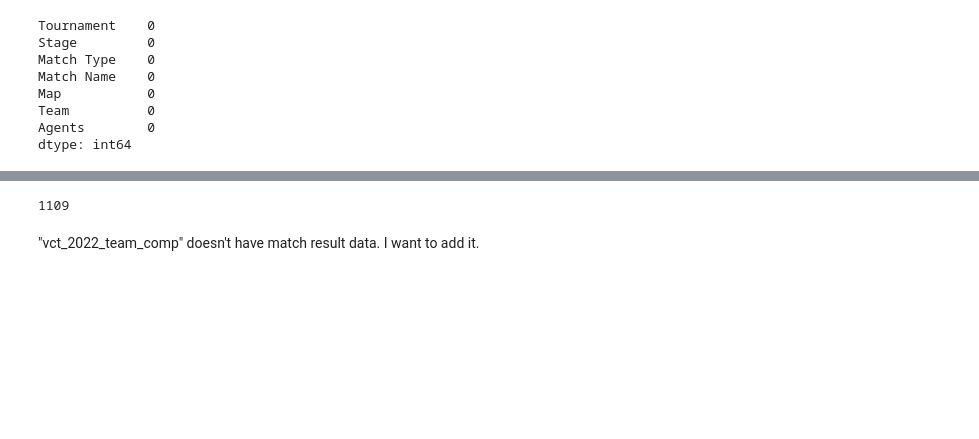
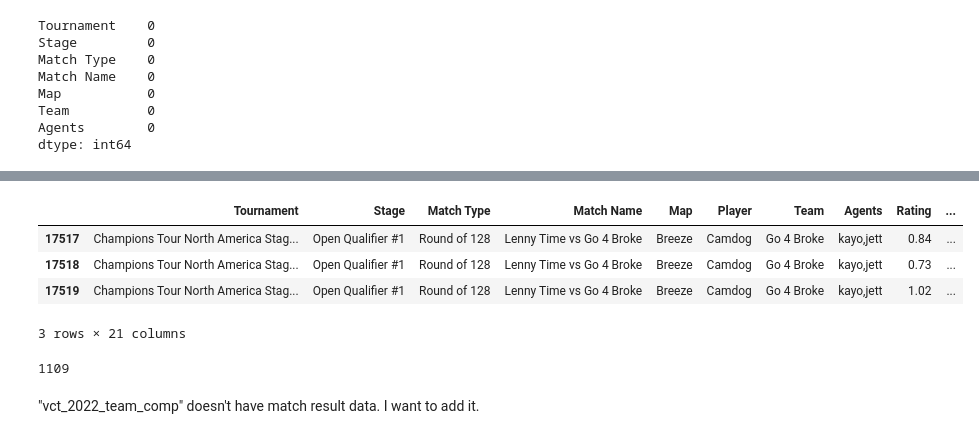
Before and after one commit to ahrlim/vct-erdos-project, a Jupyter notebook: notebooks/vct_2022_team_comp_exploration.ipynb, the cells around one changed output, grey strips where cells are left out. Cells and saved outputs as stored; diff of their text form; code cells hidden in the pictures; blank space fills up the shorter version.

```diff
--- a/notebooks/vct_2022_team_comp_exploration.ipynb
+++ b/notebooks/vct_2022_team_comp_exploration.ipynb
@@ -131,3 +120,14 @@ vct_2022_team_comp
+# %%
+overview[(overview["Agents"] == 'kayo,jett') & (overview["Map"] != "All Maps")]  # This line shows wrong input.  Agents column can't have mulitple agents when Map != "All Maps"
+
+# So, getting agent_list in this stage doens't sound good.  I wanted to get agent_list in order to do linear regression later.
+# I may preprocess the data later without making agent_list.
+# %% [output]
+|  | Tournament | Stage | Match Type | Match Name | Map | Player | Team | Agents | Rating | ... |
+| 17517 | Champions Tour North America Stag... | Open Qualifier #1 | Round of 128 | Lenny Time vs Go 4 Broke | Breeze | Camdog | Go 4 Broke | kayo,jett | 0.84 | ... |
+| 17518 | Champions Tour North America Stag... | Open Qualifier #1 | Round of 128 | Lenny Time vs Go 4 Broke | Breeze | Camdog | Go 4 Broke | kayo,jett | 0.73 | ... |
+| 17519 | Champions Tour North America Stag... | Open Qualifier #1 | Round of 128 | Lenny Time vs Go 4 Broke | Breeze | Camdog | Go 4 Broke | kayo,jett | 1.02 | ... |
+3 rows × 21 columns
 # %%
 len(vct_2022_team_comp.Agents.unique())
 # %% [output]
```
Also changed, not shown: parts of 17 cells of this notebook, 5 other files.
